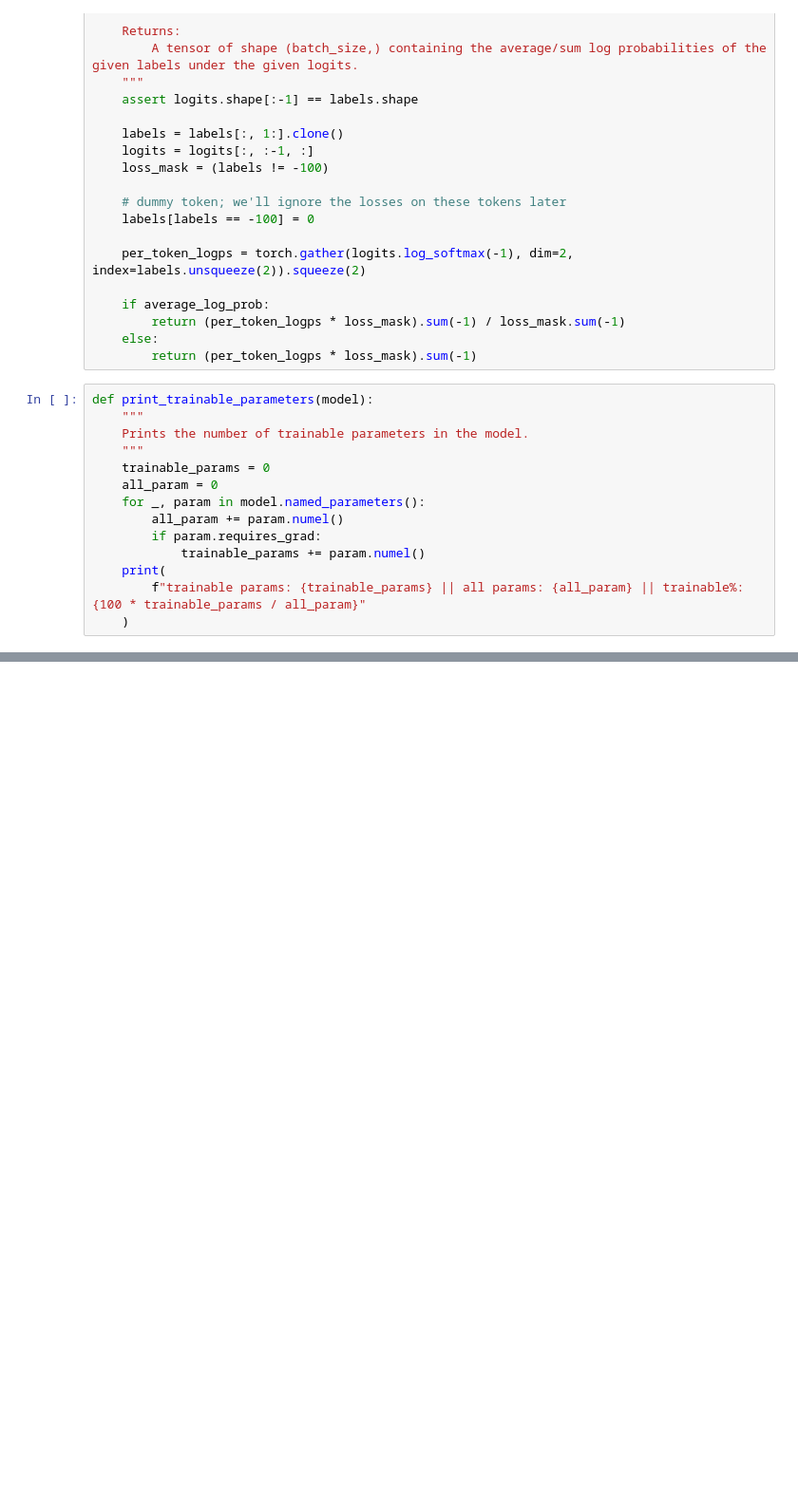
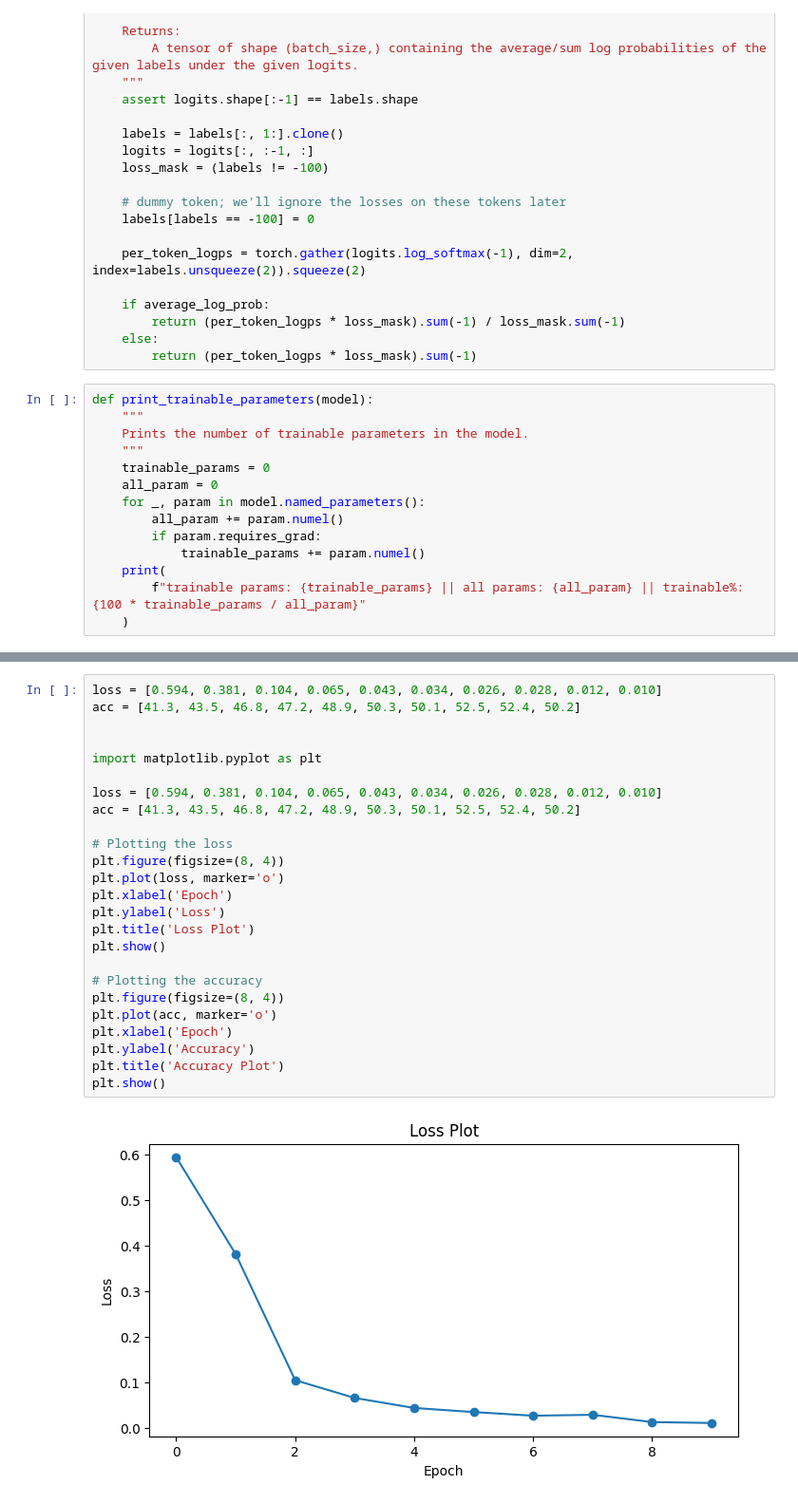
Before and after one commit to ars22/synthetic-LLM-finetune, a Jupyter notebook: gsm8k/finetune.ipynb, the cells around one changed output, grey strips where cells are left out. Shown: that part at 95% size. Cells and saved outputs as stored; diff of their text form; blank space fills up the shorter version.

```diff
--- a/gsm8k/finetune.ipynb
+++ b/gsm8k/finetune.ipynb
@@ -327,0 +314,27 @@ if __name__ == "__main__":
+# %%
+loss = [0.594, 0.381, 0.104, 0.065, 0.043, 0.034, 0.026, 0.028, 0.012, 0.010]
+acc = [41.3, 43.5, 46.8, 47.2, 48.9, 50.3, 50.1, 52.5, 52.4, 50.2]
+
+
+import matplotlib.pyplot as plt
+
+loss = [0.594, 0.381, 0.104, 0.065, 0.043, 0.034, 0.026, 0.028, 0.012, 0.010]
+acc = [41.3, 43.5, 46.8, 47.2, 48.9, 50.3, 50.1, 52.5, 52.4, 50.2]
+
+# Plotting the loss
+plt.figure(figsize=(8, 4))
+plt.plot(loss, marker='o')
+plt.xlabel('Epoch')
+plt.ylabel('Loss')
+plt.title('Loss Plot')
+plt.show()
+
+# Plotting the accuracy
+plt.figure(figsize=(8, 4))
+plt.plot(acc, marker='o')
+plt.xlabel('Epoch')
+plt.ylabel('Accuracy')
+plt.title('Accuracy Plot')
+plt.show()
+# %% [output]
+[figure, added]
```
Also changed, not shown: parts of 10 cells of this notebook, 3 other files.
